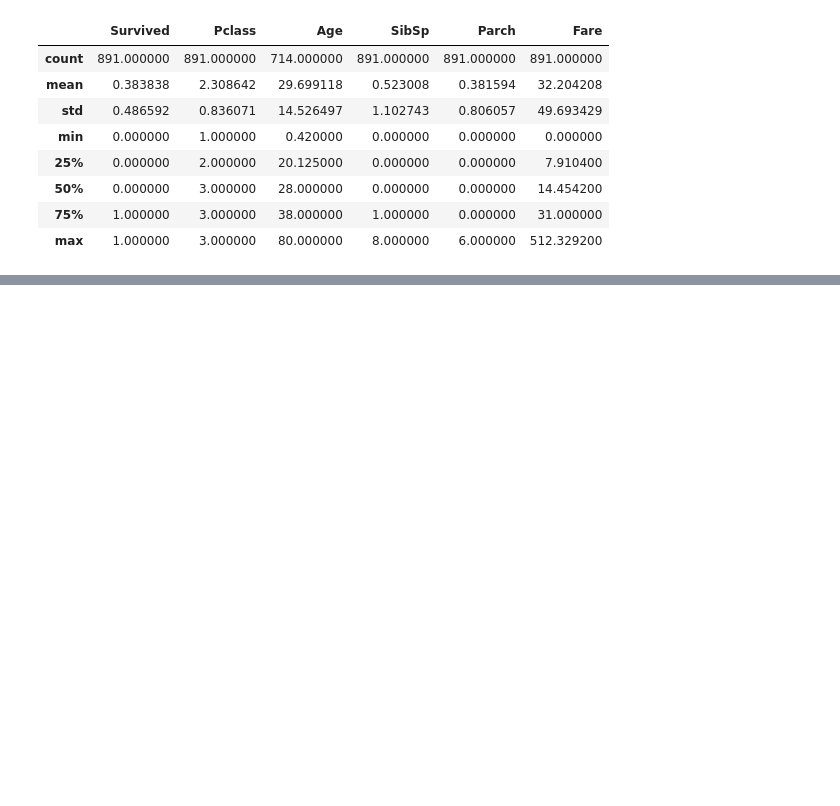
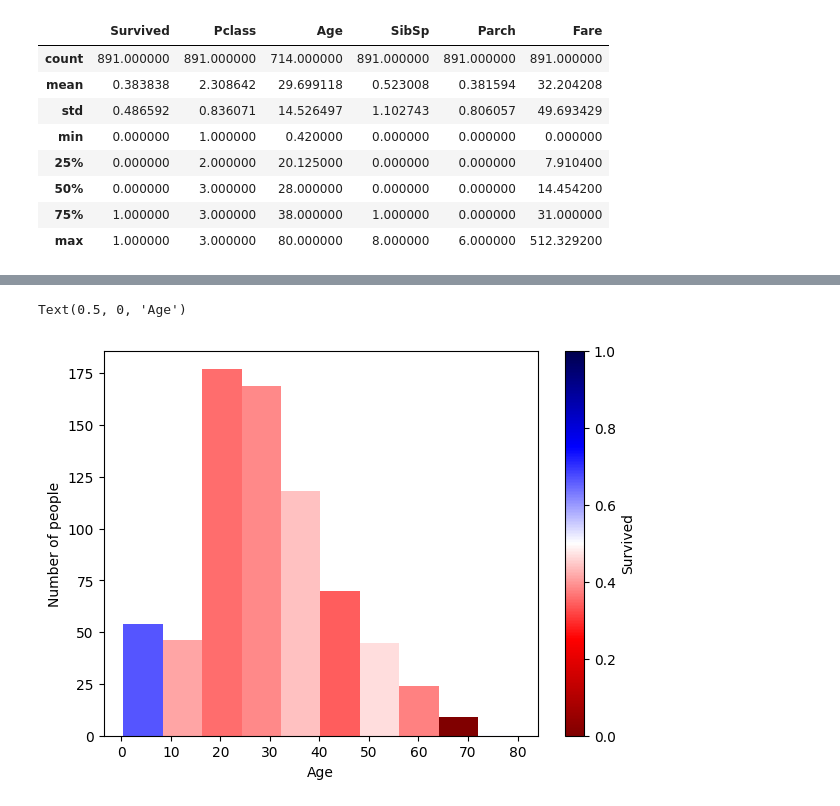
Before and after one commit to mldcastro/kaggle, a Jupyter notebook: src/explore_data.ipynb, the cells around one changed output, grey strips where cells are left out. Drawn from its saved outputs; the diff is of its cells as text; code cells hidden in the pictures; blank space fills up the shorter version.

```diff
--- a/src/explore_data.ipynb
+++ b/src/explore_data.ipynb
@@ -96,0 +107,16 @@ fig = scatter_matrix(
+# %%
+def cmap_hist_by(
+    *,
+    value: np.ndarray,
+    patches: mpl.container.BarContainer,
+    ax: mpl.axes.Axes,
+    clb_title: str,
+    cm: str = "seismic_r",
+):
+    cmap = plt.get_cmap(cm)
+
+    for v, p in zip(value, patches):
+        plt.setp(p, "facecolor", cmap(v))
+
+    clb = plt.colorbar(mpl.cm.ScalarMappable(cmap=cmap), ax=ax)
+    clb.set_label(clb_title)
@@ -96,0 +156,19 @@ fig = scatter_matrix(
+# %%
+fig, ax = plt.subplots(figsize=(7, 5))
+
+survived_cuts_mean, survived_bins = get_survived_cuts_mean(train_df, "Age", bins=10)
+
+n, bins, patches = ax.hist(train_df.Age, bins=survived_bins)
+
+cmap_hist_by(
+    value=survived_cuts_mean,
+    patches=patches,
+    ax=ax,
+    clb_title="Survived",
+)
+
+ax.set_ylabel("Number of people")
+ax.set_xlabel("Age")
+# %% [output]
+Text(0.5, 0, 'Age')
+[figure, added]
```
Also changed, not shown: parts of 6 cells of this notebook.
